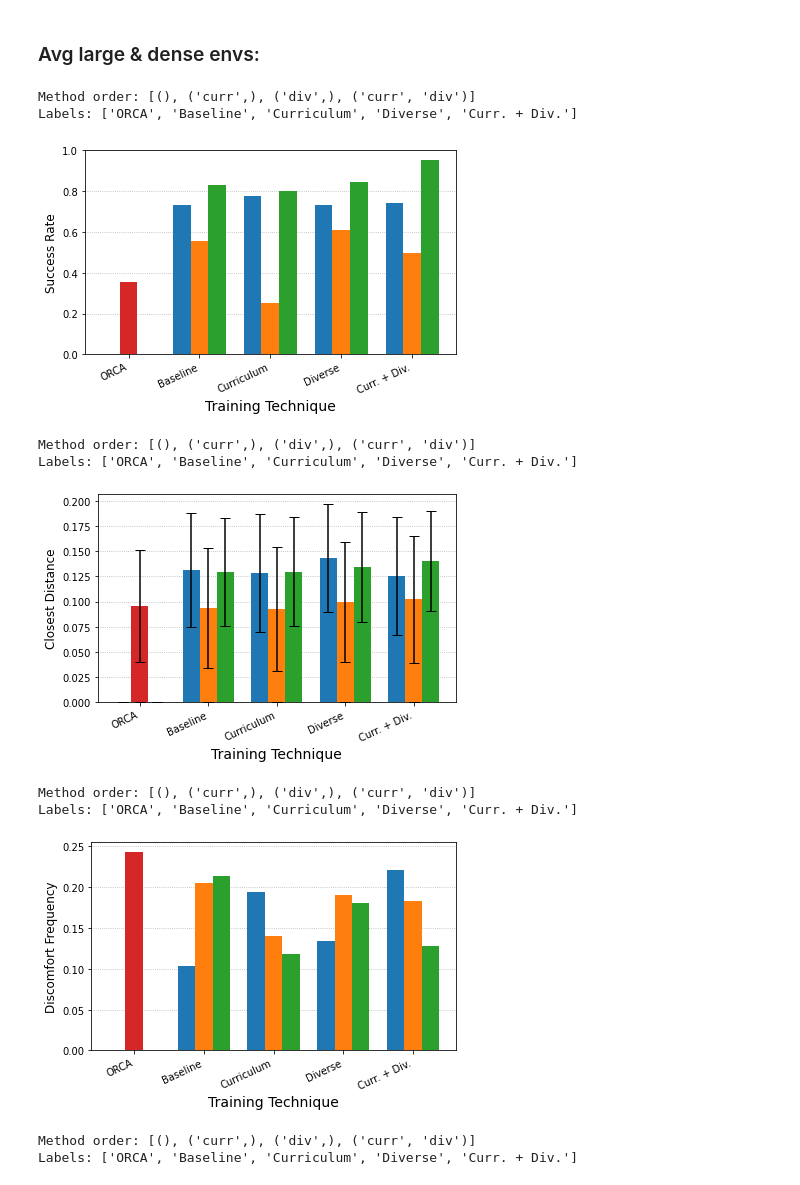
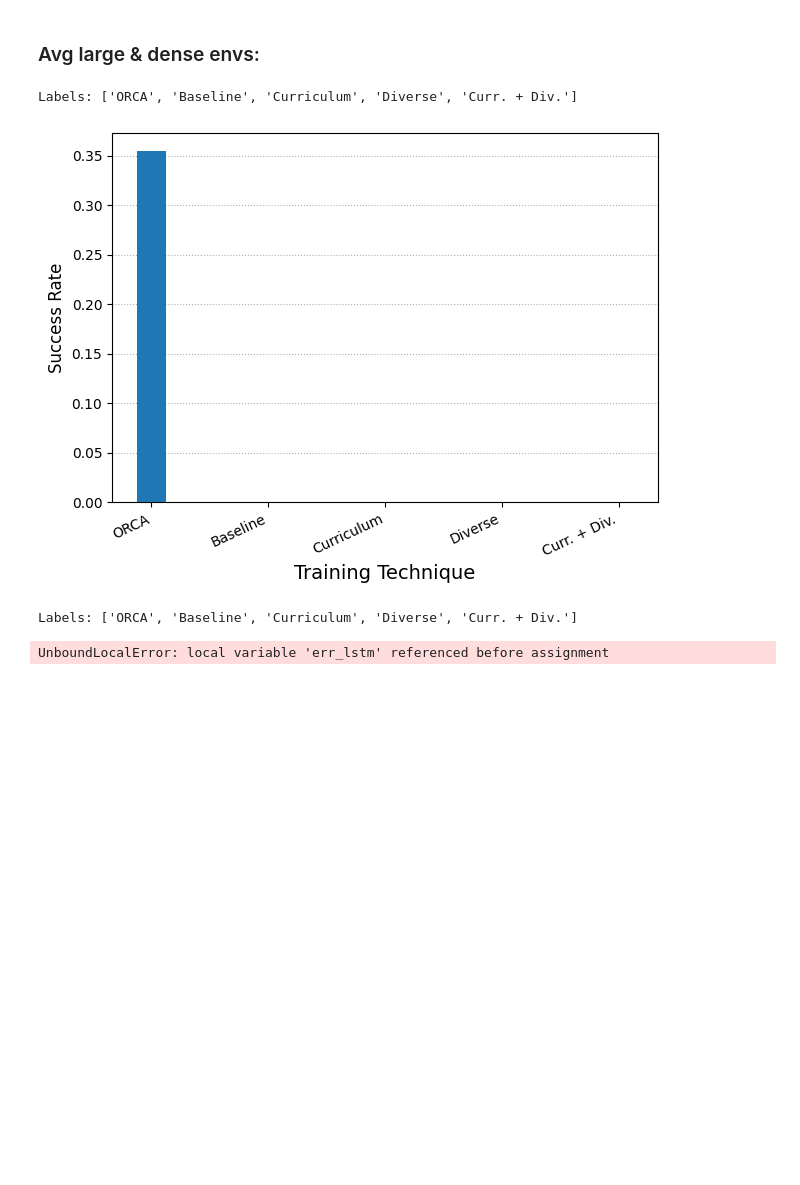
Before and after one commit to ZainAU/soc-nav-ssm, a Jupyter notebook: crowd_nav/data_vis.ipynb, the cells around one changed output. Saved outputs shown, nothing was run; the diff lists cells and outputs as text; code cells hidden in the pictures; blank space fills up the shorter version.

```diff
--- a/crowd_nav/data_vis.ipynb
+++ b/crowd_nav/data_vis.ipynb
@@ -9,8 +9,8 @@ import matplotlib.pyplot as plt
 
 
 default_paths = [
-    "lstmrl",
-    "output_SARL"
+    # "lstmrl",
+    # "output_SARL"
     # "output_lstm",
     # "output_cadrl_new",
     # "output_sarl_bl_vis"
@@ -34,7 +34,7 @@ default_paths = [
 # ]
 #=====
 paths_by_training = {
-    "default": default_paths
+    # "default": default_paths
     # "curr": curr_paths,
     # "div": div_paths,
     # "curr_div": curr_div_paths
@@ -44,7 +44,7 @@ paths_by_training = {
 #==============================
 
 lstm_paths = [
-    "lstmrl",
+    # "lstmrl",
     # "lstm_rl_curr1",
     # "lstm_rl_div1",
     # "lstm_rl_curr_multi1"
@@ -58,7 +58,7 @@ lstm_paths = [
 # #     "cadrl_curr_div2",
 # ]
 sarl_paths = [
-    "output_SARL"
+    # "output_SARL"
     # "output_sarl_bl_vis",
     # "sarl_curr1",
     # "output_multi_sarl",
@@ -67,19 +67,19 @@ sarl_paths = [
 
 #=====
 paths_by_model = {
-    "lstm_paths": lstm_paths,
+    # "lstm_paths": lstm_paths,
     # "cadrl_paths": cadrl_paths,
-    "sarl_paths": sarl_paths
+    # "sarl_paths": sarl_paths
 }
 # %%
 def parse_policy(s):
     policies = [
-        "lstm",
+        # "lstm",
         # "cadrl",
-        "sarl",
+        # "sarl",
         # "lstm_mamba",
         # "Naive-MambaRL"
-        # "orca"
+        "orca"
     ]
 
     for policy in policies:
@@ -300,27 +281,27 @@ def res_plot(df, metric, std=None, orca=None):
         'danger_d_min': 'Closest Distance'
 
     }
-    assert metric in df.columns
+    # assert metric in df.columns
 
-    lstm  = df[(df.Policy == 'lstm') ]
-    cadrl = df[(df.Policy == 'cadrl')]
-    sarl  = df[(df.Policy == 'sarl') ]
+    # lstm  = df[(df.Policy == 'lstm') ]
+    # cadrl = df[(df.Policy == 'cadrl')]
+    # sarl  = df[(df.Policy == 'sarl') ]
 
     # make sure order is the same
-    assert lstm['Methods'].tolist() == cadrl['Methods'].tolist() and cadrl['Methods'].tolist() == sarl['Methods'].tolist(), \
-        f'Methods are not in same order between lstm, cadrl, and sarl'
+    # assert lstm['Methods'].tolist() == cadrl['Methods'].tolist() and cadrl['Methods'].tolist() == sarl['Methods'].tolist(), \
+    #     f'Methods are not in same order between lstm, cadrl, and sarl'
 
     labels = ['Baseline', 'Curriculum', 'Diverse', 'Curr. + Div.']
     if orca:
         labels.insert(0, 'ORCA')
-    print(f"Method order: {lstm['Methods'].tolist()}")
+    # print(f"Method order: {lstm['Methods'].tolist()}")
     print(f"Labels: {labels}\n")
 
     if std:
         assert std in df.columns and std in ['std_time', 'std_rew', 'std_danger'] and metric in ['time', 'rew', 'danger_d_min']
-        err_lstm  = lstm[std].tolist()
-        err_cadrl = cadrl[std].tolist()
-        err_sarl  = sarl[std].tolist()
+        # err_lstm  = lstm[std].tolist()
+        # err_cadrl = cadrl[std].tolist()
+        # err_sarl  = sarl[std].tolist()
         if orca:
             err_orca = orca[std]
             err_lstm.insert(0, 0)
@@ -335,13 +316,13 @@ def res_plot(df, metric, std=None, orca=None):
         cap = None
 
     # Data arrays will have to have an extra '0' element if we have orca or mpc
-    data_cadrl = cadrl[metric].tolist()
-    data_lstm  = lstm[metric].tolist()
-    data_sarl  = sarl[metric].tolist()
-    if orca: #TODO: or MPC
-        data_cadrl.insert(0, 0)
-        data_lstm.insert(0, 0)
-        data_sarl.insert(0, 0)
+    # data_cadrl = cadrl[metric].tolist()
+    # data_lstm  = lstm[metric].tolist()
+    # data_sarl  = sarl[metric].tolist()
+    # if orca: #TODO: or MPC
+    #     data_cadrl.insert(0, 0)
+    #     data_lstm.insert(0, 0)
+    #     data_sarl.insert(0, 0)
 
 #     for data in [data_cadrl, data_lstm, data_sarl, orca[metric]]:
 #         print(f"shape: {len(data)}")
@@ -357,9 +338,9 @@ def res_plot(df, metric, std=None, orca=None):
 
     # 3 models
     fig, ax = plt.subplots()
-    ax.bar(x - 1*width, data_cadrl, width, label='CADRL',   yerr=err_cadrl, capsize=cap, zorder=3, alpha=alph, error_kw=dict(alpha=alph))
-    ax.bar(x + 0*width, data_lstm,  width, label='LSTM_RL', yerr=err_lstm,  capsize=cap, zorder=3)
-    ax.bar(x + 1*width, data_sarl,  width, label='SARL',    yerr=err_sarl,  capsize=cap, zorder=3, alpha=alph, error_kw=dict(alpha=alph))
+    # ax.bar(x - 1*width, data_cadrl, width, label='CADRL',   yerr=err_cadrl, capsize=cap, zorder=3, alpha=alph, error_kw=dict(alpha=alph))
+    # ax.bar(x + 0*width, data_lstm,  width, label='LSTM_RL', yerr=err_lstm,  capsize=cap, zorder=3)
+    # ax.bar(x + 1*width, data_sarl,  width, label='SARL',    yerr=err_sarl,  capsize=cap, zorder=3, alpha=alph, error_kw=dict(alpha=alph))
 
     if orca:
         ax.bar(x + 0*width, orca[metric],  width, label='ORCA',    yerr=err_orca,  capsize=cap, zorder=3, alpha=alph, error_kw=dict(alpha=alph))
@@ -377,41 +358,34 @@ def res_plot(df, metric, std=None, orca=None):
     ax.set_ylabel(y_dict[metric], fontsize=12)
     ax.set_xlabel("Training Technique", fontsize=14)
 
     ax.yaxis.grid(True, linestyle='dotted', zorder=0)
 
     #ax.set_title(title_dict[metric])
     #ax.set_title(title_dict[metric], fontsize=20)
 
     ax.set_xticks(x, labels, rotation=25, ha='right')
     #ax.legend(bbox_to_anchor=(1, 1)) # make legend appear outside of plot
 
 
     #numbers on top
     # ax.bar_label(rects1, padding=3)
     # ax.bar_label(rects2, padding=3)
 
     fig.tight_layout()
 
     # make background not transparent
     fig.patch.set_facecolor('white')
 
-    plt.savefig(f'figs/no_title/{metric}.png', dpi=400, pad_inches=2)
+    # plt.savefig(f'figs/no_title/{metric}.png', dpi=400, pad_inches=2)
     plt.show()
 
 
 res_plot(avgs_by_training, "succ", orca=orca_dict)
 res_plot(avgs_by_training, "danger_d_min", "std_danger", orca=orca_dict)
 res_plot(avgs_by_training, "disc_freq", orca=orca_dict)
 res_plot(avgs_by_training, "time", "std_time", orca=orca_dict)
 # %% [output]
-Method order: [(), ('curr',), ('div',), ('curr', 'div')]
 Labels: ['ORCA', 'Baseline', 'Curriculum', 'Diverse', 'Curr. + Div.']
-[figure, old version]
+[figure, new version]
-Method order: [(), ('curr',), ('div',), ('curr', 'div')]
 Labels: ['ORCA', 'Baseline', 'Curriculum', 'Diverse', 'Curr. + Div.']
-[figure, removed]
-Method order: [(), ('curr',), ('div',), ('curr', 'div')]
-Labels: ['ORCA', 'Baseline', 'Curriculum', 'Diverse', 'Curr. + Div.']
+UnboundLocalError: local variable 'err_lstm' referenced before assignment
-[figure, removed]
-Method order: [(), ('curr',), ('div',), ('curr', 'div')]
-Labels: ['ORCA', 'Baseline', 'Curriculum', 'Diverse', 'Curr. + Div.']
```
Also changed, not shown: parts of 3 cells of this notebook, 23 other files.
